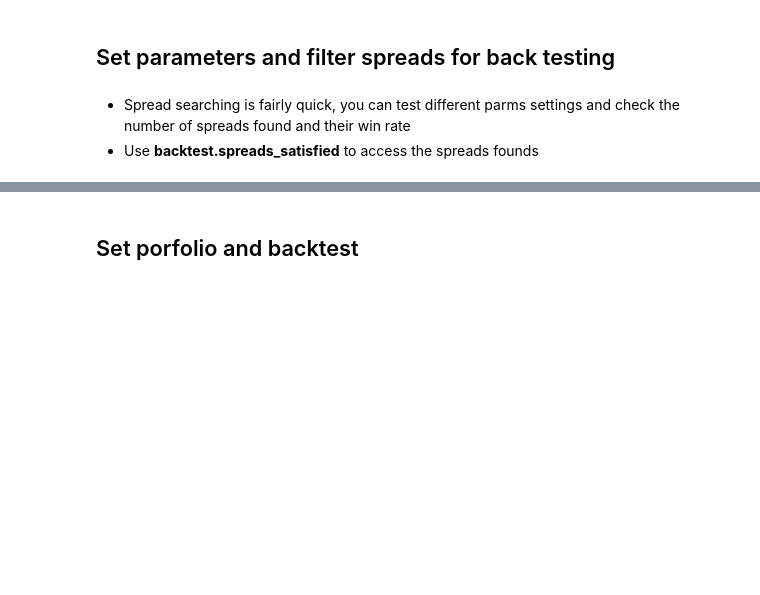
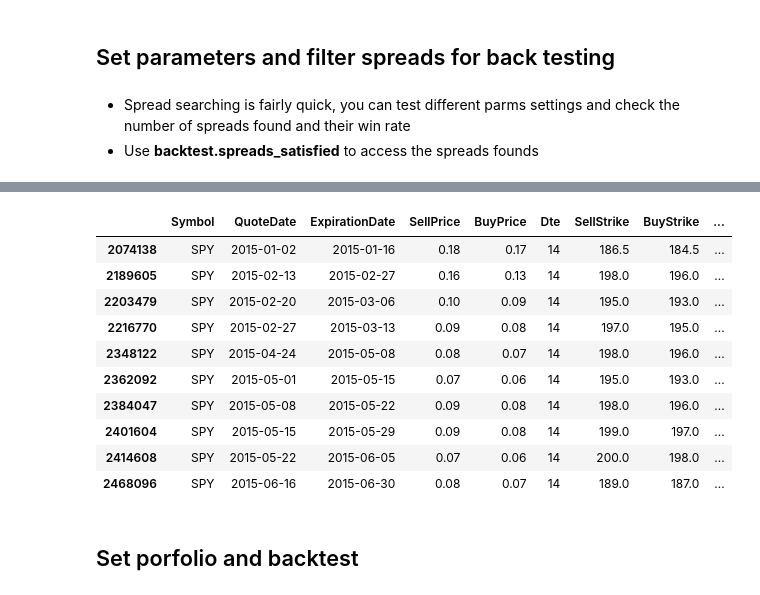
Before and after one commit to ForMyCat/Option_Spreads_Backtesting, a Jupyter notebook: main.ipynb, the cells around one changed output, grey strips where cells are left out. Drawn from its saved outputs; the diff is of its cells as text; code cells hidden in the pictures; blank space fills up the shorter version.

```diff
--- a/main.ipynb
+++ b/main.ipynb
@@ -235,5 +238,17 @@ Total: 316 satisfied spreads, win rate: 0.981
 # %%
-backtest_test.spreads_satisfied.head(10)
+backtest_test.spreads_satisfied[op_cols].head(10)
+# %% [output]
+|  | Symbol | QuoteDate | ExpirationDate | SellPrice | BuyPrice | Dte | SellStrike | BuyStrike | ... |
+| 2074138 | SPY | 2015-01-02 | 2015-01-16 | 0.18 | 0.17 | 14 | 186.5 | 184.5 | ... |
+| 2189605 | SPY | 2015-02-13 | 2015-02-27 | 0.16 | 0.13 | 14 | 198.0 | 196.0 | ... |
+| 2203479 | SPY | 2015-02-20 | 2015-03-06 | 0.10 | 0.09 | 14 | 195.0 | 193.0 | ... |
+| 2216770 | SPY | 2015-02-27 | 2015-03-13 | 0.09 | 0.08 | 14 | 197.0 | 195.0 | ... |
+| 2348122 | SPY | 2015-04-24 | 2015-05-08 | 0.08 | 0.07 | 14 | 198.0 | 196.0 | ... |
+| 2362092 | SPY | 2015-05-01 | 2015-05-15 | 0.07 | 0.06 | 14 | 195.0 | 193.0 | ... |
+| 2384047 | SPY | 2015-05-08 | 2015-05-22 | 0.09 | 0.08 | 14 | 198.0 | 196.0 | ... |
+| 2401604 | SPY | 2015-05-15 | 2015-05-29 | 0.09 | 0.08 | 14 | 199.0 | 197.0 | ... |
+| 2414608 | SPY | 2015-05-22 | 2015-06-05 | 0.07 | 0.06 | 14 | 200.0 | 198.0 | ... |
+| 2468096 | SPY | 2015-06-16 | 2015-06-30 | 0.08 | 0.07 | 14 | 189.0 | 187.0 | ... |
 # %% [markdown]
 ## Set porfolio and backtest
 # %% [markdown]
```
Also changed, not shown: parts of 8 cells of this notebook, 1 other file.
